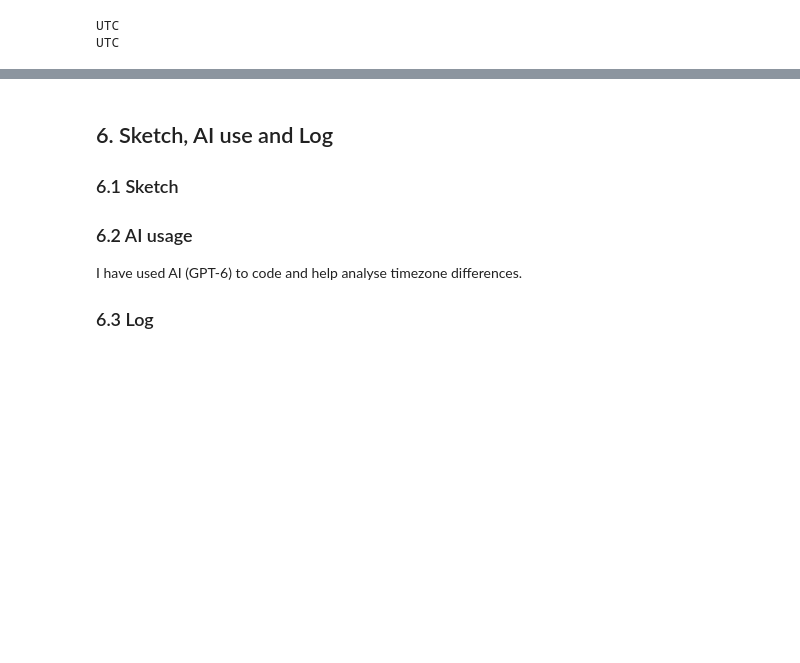
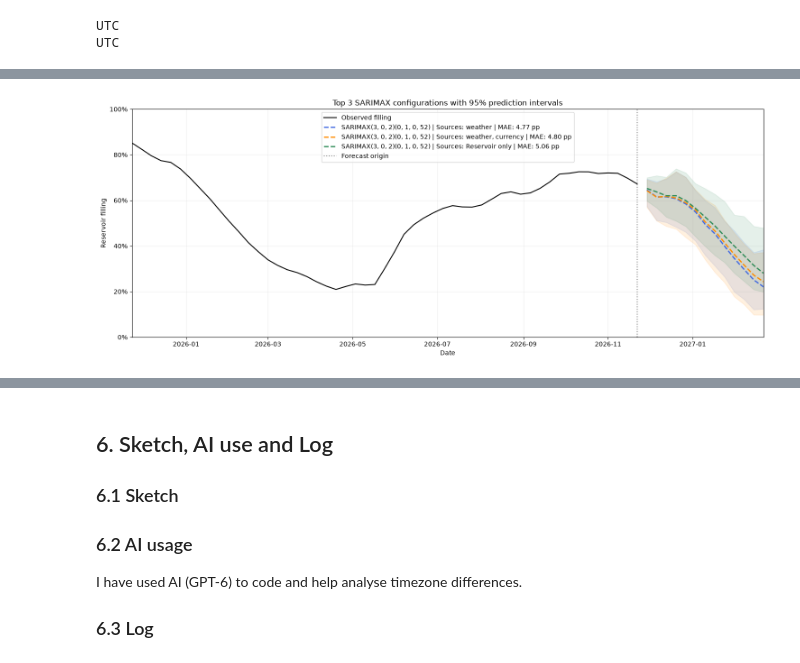
Before and after one commit to IngeGiljeGunnarshaug/ind320-inge-gilje-gunnarshaug, a Jupyter notebook: notebooks/assignment4.ipynb, the cells around one changed output, grey strips where cells are left out. Drawn from its saved outputs; the diff is of its cells as text; code cells hidden in the pictures; blank space fills up the shorter version.

```diff
--- a/notebooks/assignment4.ipynb
+++ b/notebooks/assignment4.ipynb
@@ -188,0 +1096,67 @@ UTC
+# %%
+top3 = valid.nsmallest(3, "MAE")
+
+fig, ax = plt.subplots(figsize=(15, 6))
+
+# Historical observations
+ax.plot(
+    df_ml.index,
+    df_ml["fill_fraction"],
+    color="black",
+    linewidth=1.5,
+    label="Observed filling",
+)
+
+colors = ["royalblue", "darkorange", "seagreen"]
+
+for color, (_, row) in zip(colors, top3.iterrows()):
+
+    pred = forecasts[row["model_id"]]
+
+    source_label = ", ".join(row["sources"]) or "Reservoir only"
+
+    label = (
+        f"SARIMAX{row['order']}{row['seasonal_order']}"
+        f" | Sources: {source_label}"
+        f" | MAE: {row['MAE'] * 100:.2f} pp"
+    )
+
+    ax.plot(
+        pred.index,
+        pred["prediction"],
+        color=color,
+        linestyle="--",
+        linewidth=2,
+        label=label,
+    )
+
+    ax.fill_between(
+        pred.index,
+        pred["lower"],
+        pred["upper"],
+        color=color,
+        alpha=0.12,
+    )
+
+origin = top3.iloc[0]["last_observation"]
+
+ax.axvline(origin, color="gray", linestyle=":",
+           label="Forecast origin")
+
+ax.set_xlim(
+    origin - pd.Timedelta(weeks=52),
+    pred.index[-1],
+)
+
+ax.set_ylim(0, 1)
+ax.yaxis.set_major_formatter(mtick.PercentFormatter(1))
+ax.set_title("Top 3 SARIMAX configurations with 95% prediction intervals")
+ax.set_xlabel("Date")
+ax.set_ylabel("Reservoir filling")
+ax.legend()
+ax.grid(alpha=0.2)
+
+plt.tight_layout()
+plt.show()
+# %% [output]
+[figure, added]
```
Also changed, not shown: parts of 29 cells of this notebook.
